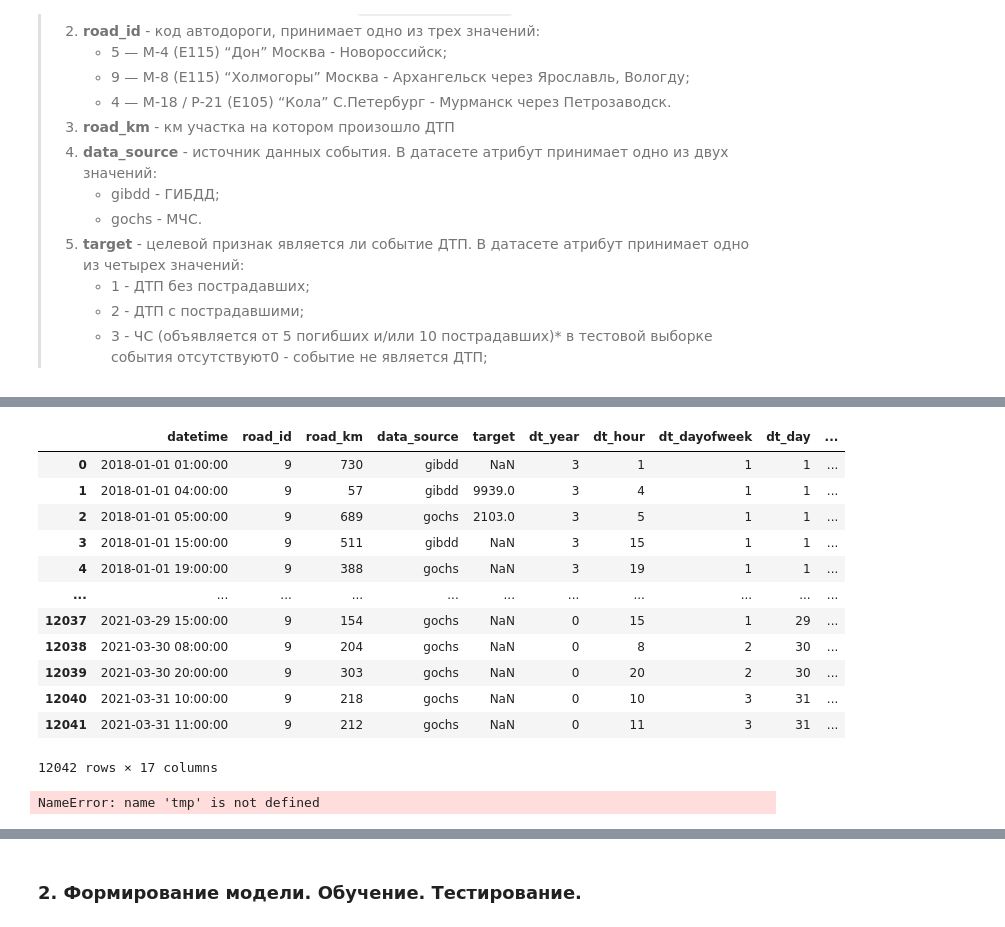
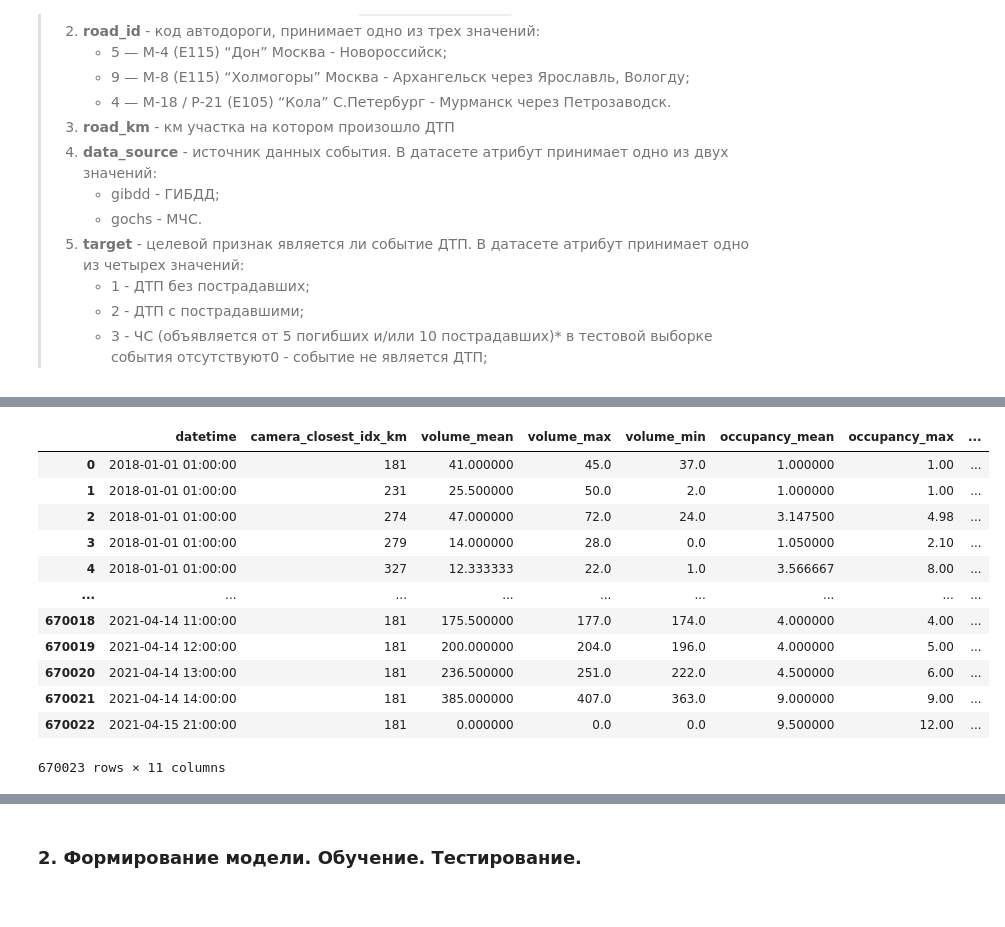
Before and after one commit to NikolayTV/Emergency-Hack, a Jupyter notebook: Nikolay/2_try.ipynb, the cells around one changed output, grey strips where cells are left out. Saved outputs shown, nothing was run; the diff lists cells and outputs as text; code cells hidden in the pictures.

```diff
--- a/Nikolay/2_try.ipynb
+++ b/Nikolay/2_try.ipynb
@@ -380,23 +144,26 @@ q[['datetime', 'camera_closest_idx_km']].T.apply(lambda x: map_traffic(x)).T
-# %%
-df
-# %% [output]
-|  | datetime | road_id | road_km | data_source | target | dt_year | dt_hour | dt_dayofweek | dt_day | ... |
-| 0 | 2018-01-01 01:00:00 | 9 | 730 | gibdd | NaN | 3 | 1 | 1 | 1 | ... |
-| 1 | 2018-01-01 04:00:00 | 9 | 57 | gibdd | 9939.0 | 3 | 4 | 1 | 1 | ... |
-| 2 | 2018-01-01 05:00:00 | 9 | 689 | gochs | 2103.0 | 3 | 5 | 1 | 1 | ... |
-| 3 | 2018-01-01 15:00:00 | 9 | 511 | gibdd | NaN | 3 | 15 | 1 | 1 | ... |
-| 4 | 2018-01-01 19:00:00 | 9 | 388 | gochs | NaN | 3 | 19 | 1 | 1 | ... |
-| ... | ... | ... | ... | ... | ... | ... | ... | ... | ... | ... |
-| 12037 | 2021-03-29 15:00:00 | 9 | 154 | gochs | NaN | 0 | 15 | 1 | 29 | ... |
-| 12038 | 2021-03-30 08:00:00 | 9 | 204 | gochs | NaN | 0 | 8 | 2 | 30 | ... |
-| 12039 | 2021-03-30 20:00:00 | 9 | 303 | gochs | NaN | 0 | 20 | 2 | 30 | ... |
-| 12040 | 2021-03-31 10:00:00 | 9 | 218 | gochs | NaN | 0 | 10 | 3 | 31 | ... |
-| 12041 | 2021-03-31 11:00:00 | 9 | 212 | gochs | NaN | 0 | 11 | 3 | 31 | ... |
-12042 rows × 17 columns
-# %%
-corrmat = tmp.corr()
-f,ax = plt.subplots(figsize=(12,10))
-sns.heatmap(corrmat,vmax=0.8,square=True,annot=True,annot_kws={'size':8})
-plt.show()
-# %% [output]
-NameError: name 'tmp' is not defined
+# %%
+traffic = traffic.rename(columns={'road_km':'camera_closest_idx_km'})
+traffic_mean = traffic.groupby(['datetime', 'camera_closest_idx_km']).agg({'volume': [np.mean, np.max, np.min],
+                                                                           'occupancy': [np.mean, np.max, np.min],
+                                                                           'speed': [np.mean, np.max, np.min]}
+                                                                         ).reset_index()
+
+traffic_mean.columns = ['datetime', 'camera_closest_idx_km', 'volume_mean', 'volume_max', 'volume_min',
+                        'occupancy_mean','occupancy_max', 'occupancy_min', 'speed_mean', 'speed_max',
+                        'speed_min']
+
+traffic_mean
+# %% [output]
+|  | datetime | camera_closest_idx_km | volume_mean | volume_max | volume_min | occupancy_mean | occupancy_max | ... |
+| 0 | 2018-01-01 01:00:00 | 181 | 41.000000 | 45.0 | 37.0 | 1.000000 | 1.00 | ... |
+| 1 | 2018-01-01 01:00:00 | 231 | 25.500000 | 50.0 | 2.0 | 1.000000 | 1.00 | ... |
+| 2 | 2018-01-01 01:00:00 | 274 | 47.000000 | 72.0 | 24.0 | 3.147500 | 4.98 | ... |
+| 3 | 2018-01-01 01:00:00 | 279 | 14.000000 | 28.0 | 0.0 | 1.050000 | 2.10 | ... |
+| 4 | 2018-01-01 01:00:00 | 327 | 12.333333 | 22.0 | 1.0 | 3.566667 | 8.00 | ... |
+| ... | ... | ... | ... | ... | ... | ... | ... | ... |
+| 670018 | 2021-04-14 11:00:00 | 181 | 175.500000 | 177.0 | 174.0 | 4.000000 | 4.00 | ... |
+| 670019 | 2021-04-14 12:00:00 | 181 | 200.000000 | 204.0 | 196.0 | 4.000000 | 5.00 | ... |
+| 670020 | 2021-04-14 13:00:00 | 181 | 236.500000 | 251.0 | 222.0 | 4.500000 | 6.00 | ... |
+| 670021 | 2021-04-14 14:00:00 | 181 | 385.000000 | 407.0 | 363.0 | 9.000000 | 9.00 | ... |
+| 670022 | 2021-04-15 21:00:00 | 181 | 0.000000 | 0.0 | 0.0 | 9.500000 | 12.00 | ... |
+670023 rows × 11 columns
```
Also changed, not shown: parts of 39 cells of this notebook, 12 other files.
